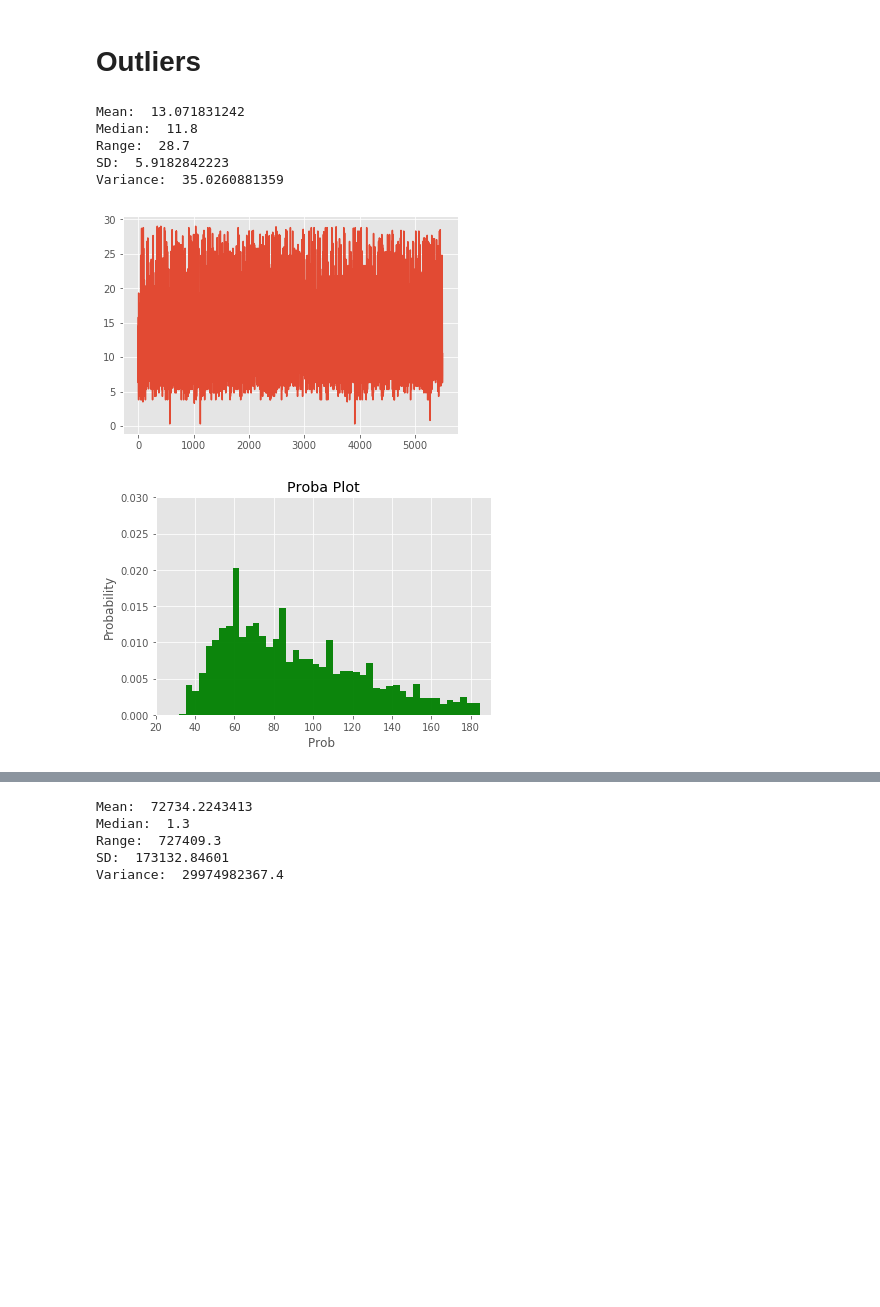
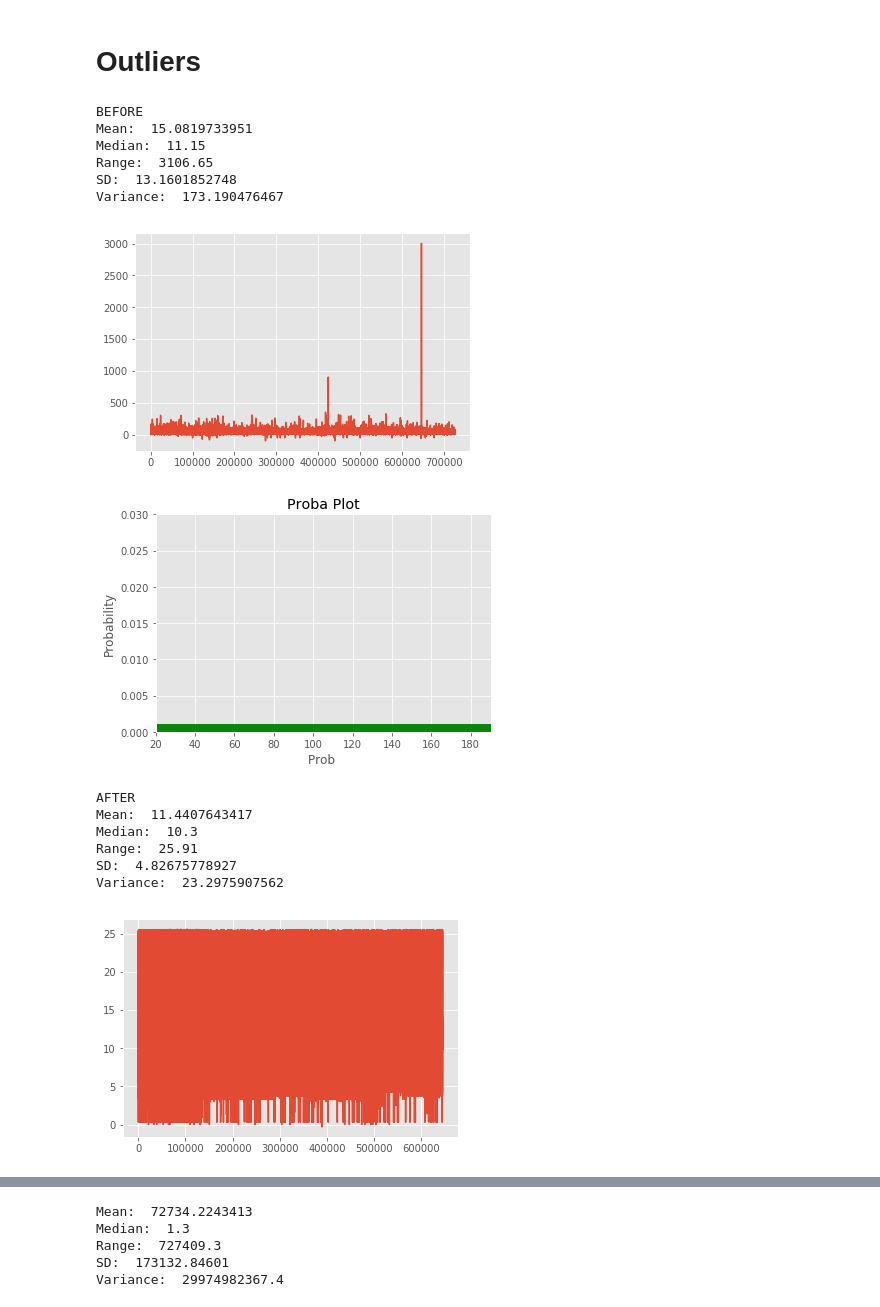
Before and after one commit to rapha94/NYC_Taxis, a Jupyter notebook: project.ipynb, the cells around one changed output, grey strips where cells are left out. Saved outputs shown, nothing was run; the diff lists cells and outputs as text; code cells hidden in the pictures; blank space fills up the shorter version.

```diff
--- a/project.ipynb
+++ b/project.ipynb
@@ -141,18 +141,30 @@ def prob_plot_trip_distance(variable):
 # %%
 #*******************************************
 #STUDY FOR TOTAL AMOUNT
 #*******************************************
 total_amount = data.as_matrix(columns = data.columns[19:20])
 
-#basics_info(total_amount)
+print("BEFORE")
+basics_info(total_amount)
+prob_plot(total_amount)
 good_total_amount = removeOutliers(total_amount)
+
+print("AFTER")
 basics_info(good_total_amount)
 prob_plot(good_total_amount)
 # %% [output]
-Mean:  13.071831242
-Median:  11.8
-Range:  28.7
-SD:  5.9182842223
-Variance:  35.0260881359
+BEFORE
+Mean:  15.0819733951
+Median:  11.15
+Range:  3106.65
+SD:  13.1601852748
+Variance:  173.190476467
-[figure, old version]
+[figure, new version]
-[figure, old version]
+[figure, new version]
+AFTER
+Mean:  11.4407643417
+Median:  10.3
+Range:  25.91
+SD:  4.82675778927
+Variance:  23.2975907562
+[figure, added]
```
Also changed, not shown: parts of 8 cells of this notebook.
